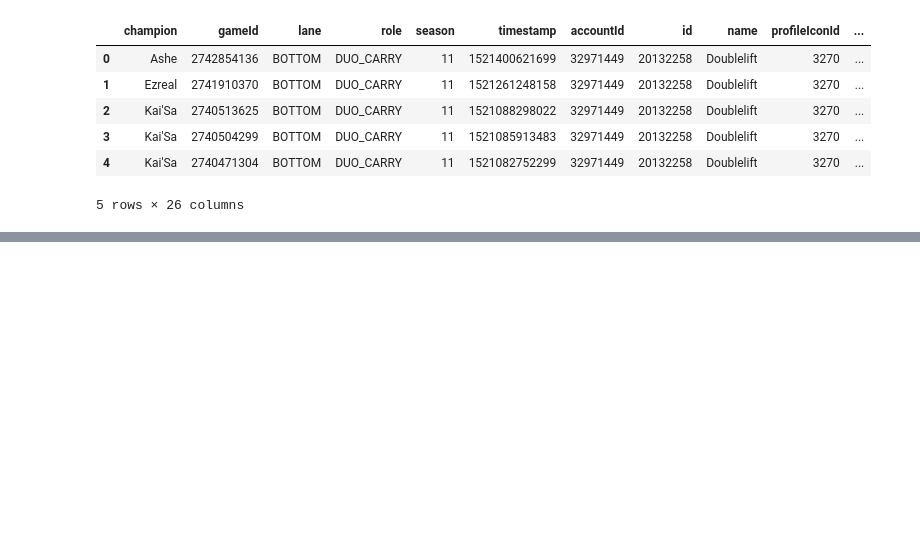
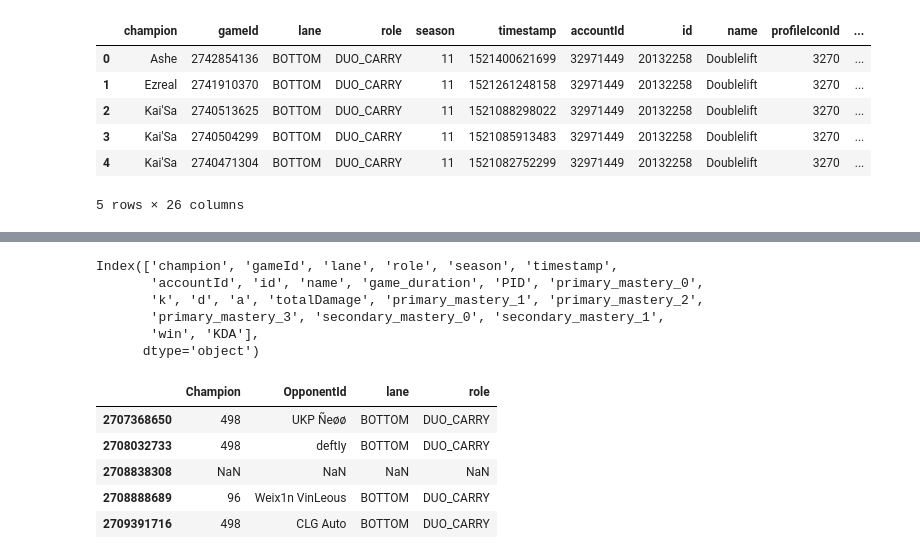
Before and after one commit to taeng999/lcs_stats, a Jupyter notebook: Riot API Calling.ipynb, the cells around one changed output, grey strips where cells are left out. Drawn from its saved outputs; the diff is of its cells as text; code cells hidden in the pictures; blank space fills up the shorter version.

```diff
--- a/Riot API Calling.ipynb
+++ b/Riot API Calling.ipynb
@@ -728,0 +870,20 @@ DL_matches[0]['participants']
+# %%
+doubleLift.columns
+# %% [output]
+Index(['champion', 'gameId', 'lane', 'role', 'season', 'timestamp',
+       'accountId', 'id', 'name', 'game_duration', 'PID', 'primary_mastery_0',
+       'k', 'd', 'a', 'totalDamage', 'primary_mastery_1', 'primary_mastery_2',
+       'primary_mastery_3', 'secondary_mastery_0', 'secondary_mastery_1',
+       'win', 'KDA'],
+      dtype='object')
+# %%
+opponent_df = pd.DataFrame(totalOpponents).T
+# %%
+opponent_df.head()
+# %% [output]
+|  | Champion | OpponentId | lane | role |
+| 2707368650 | 498 | UKP Ñeøø | BOTTOM | DUO_CARRY |
+| 2708032733 | 498 | deftIy | BOTTOM | DUO_CARRY |
+| 2708838308 | NaN | NaN | NaN | NaN |
+| 2708888689 | 96 | Weix1n VinLeous | BOTTOM | DUO_CARRY |
+| 2709391716 | 498 | CLG Auto | BOTTOM | DUO_CARRY |
```
Also changed, not shown: parts of 29 cells of this notebook, 2 other files.
